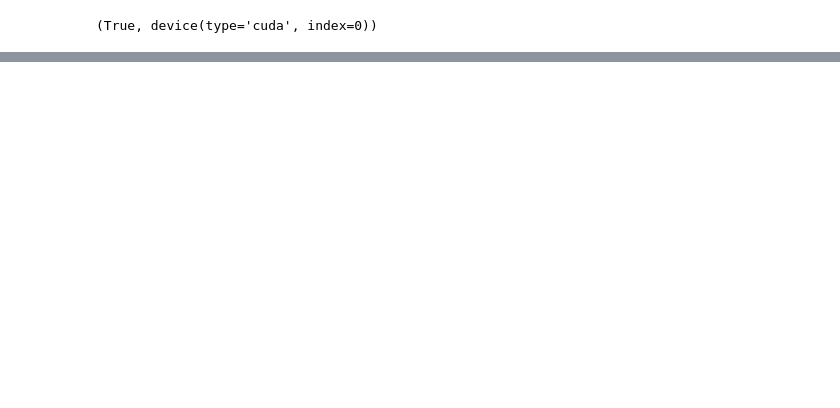
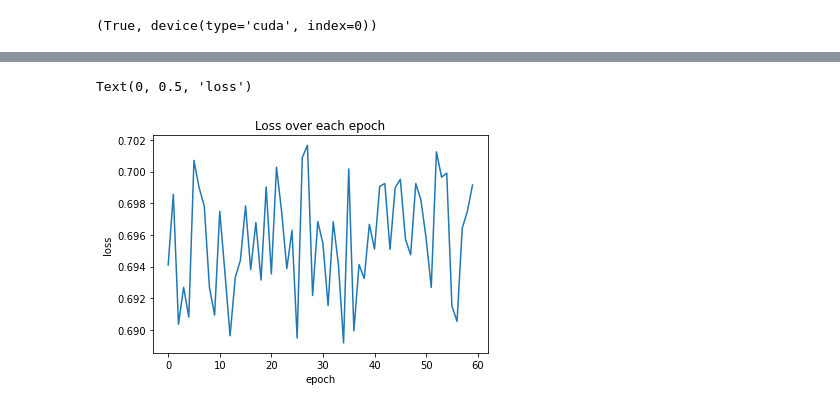
Before and after one commit to TheMrZZ/asd_deep_learning, a Jupyter notebook: asd.ipynb, the cells around one changed output, grey strips where cells are left out. Saved outputs shown, nothing was run; the diff lists cells and outputs as text; code cells hidden in the pictures; blank space fills up the shorter version.

```diff
--- a/asd.ipynb
+++ b/asd.ipynb
@@ -318,0 +335,10 @@ y
+# %%
+x = np.random.uniform(low=0.689, high=0.702, size=(60,))
+import matplotlib.pyplot as plt
+plt.plot(x)
+plt.title('Loss over each epoch')
+plt.xlabel('epoch')
+plt.ylabel('loss')
+# %% [output]
+Text(0, 0.5, 'loss')
+[figure, added]
```
Also changed, not shown: parts of 21 cells of this notebook, 10 other files.
